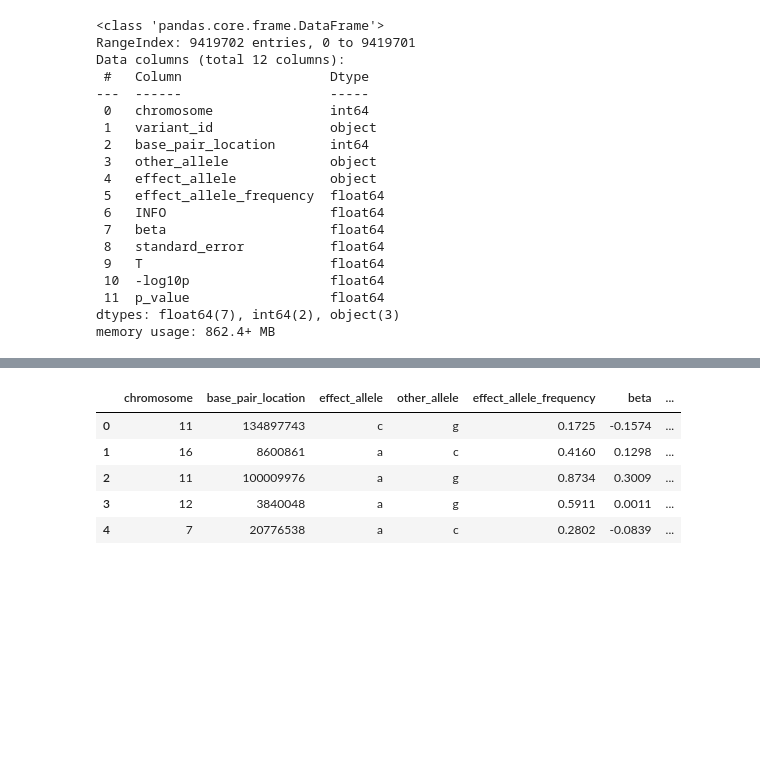
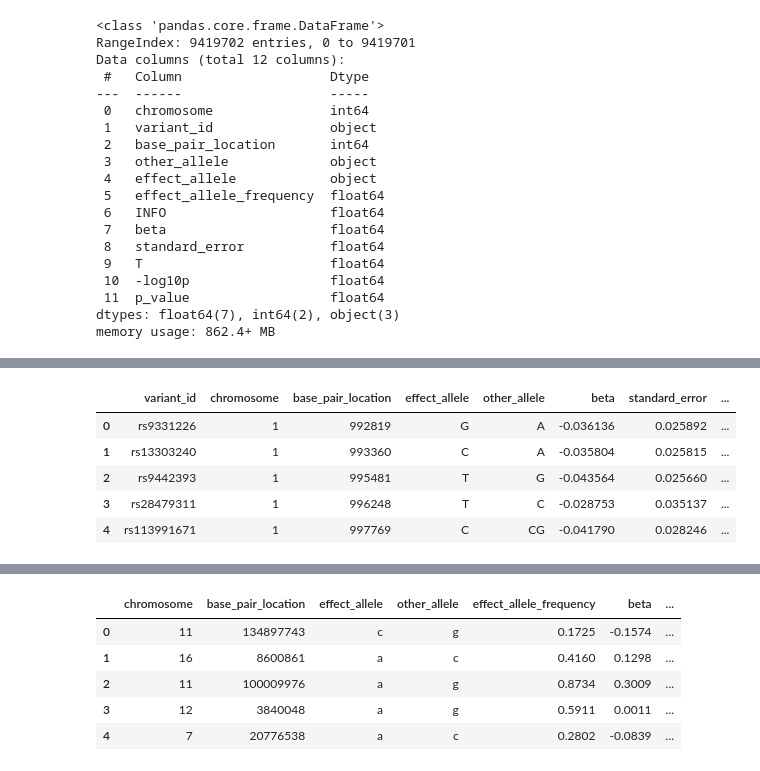
Before and after one commit to Aje026/Genetic-Overlap-in-Female-Biased-Disorders, a Jupyter notebook: GWAS_summary_statistics.ipynb, the cells around one changed output, grey strips where cells are left out. Cells and saved outputs as stored; diff of their text form; code cells hidden in the pictures; blank space fills up the shorter version.

```diff
--- a/GWAS_summary_statistics.ipynb
+++ b/GWAS_summary_statistics.ipynb
@@ -83,6 +125,14 @@ other_dfs.append(rh_arthritis_df)
 # %%
-ms_df= pd.read_csv('Summary_statistics/raw/ms.tsv', sep='\t', comment='#')
-ms_df = ms_df[['variant_id', 'p_value']]
+ms_df= pd.read_csv('ms.tsv', sep='\t', comment='#', nrows=5)
+""" ms_df = ms_df[['variant_id', 'p_value']]
 ms_df = ms_df.rename(columns={'variant_id':'rs_id'})
-other_dfs.append(ms_df)
+other_dfs.append(ms_df) """
+ms_df.head()
+# %% [output]
+|  | variant_id | chromosome | base_pair_location | effect_allele | other_allele | beta | standard_error | ... |
+| 0 | rs9331226 | 1 | 992819 | G | A | -0.036136 | 0.025892 | ... |
+| 1 | rs13303240 | 1 | 993360 | C | A | -0.035804 | 0.025815 | ... |
+| 2 | rs9442393 | 1 | 995481 | T | G | -0.043564 | 0.025660 | ... |
+| 3 | rs28479311 | 1 | 996248 | T | C | -0.028753 | 0.035137 | ... |
+| 4 | rs113991671 | 1 | 997769 | C | CG | -0.041790 | 0.028246 | ... |
 # %%
```
Also changed, not shown: parts of 11 cells of this notebook, 4 other files.
